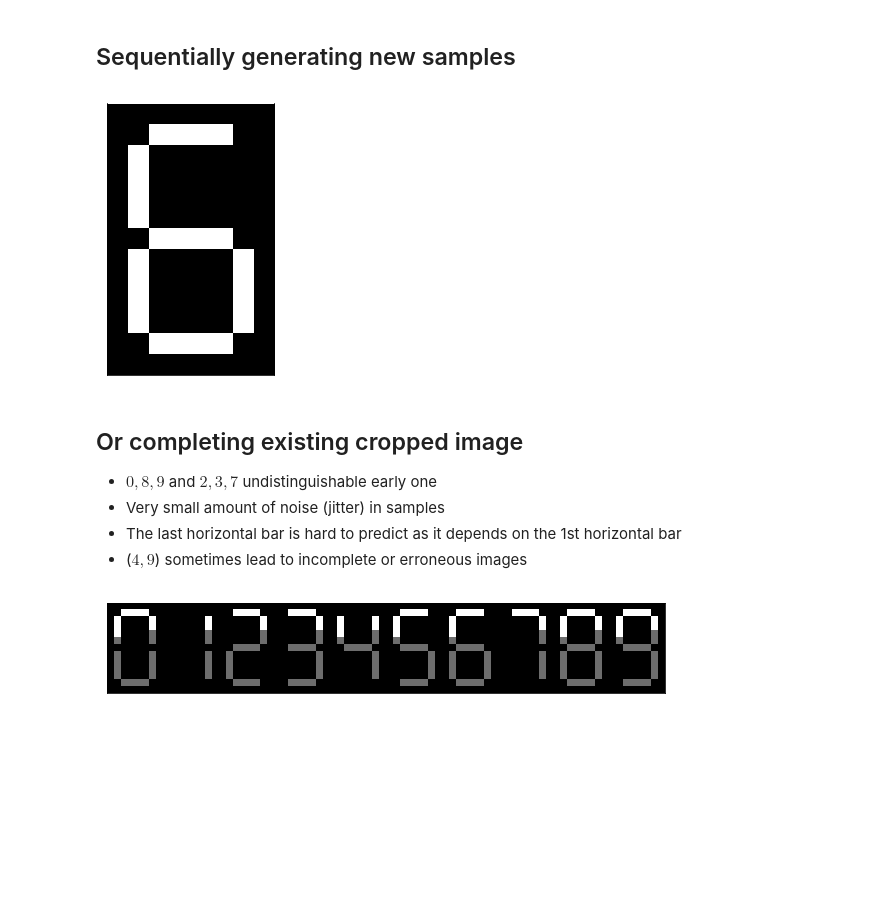
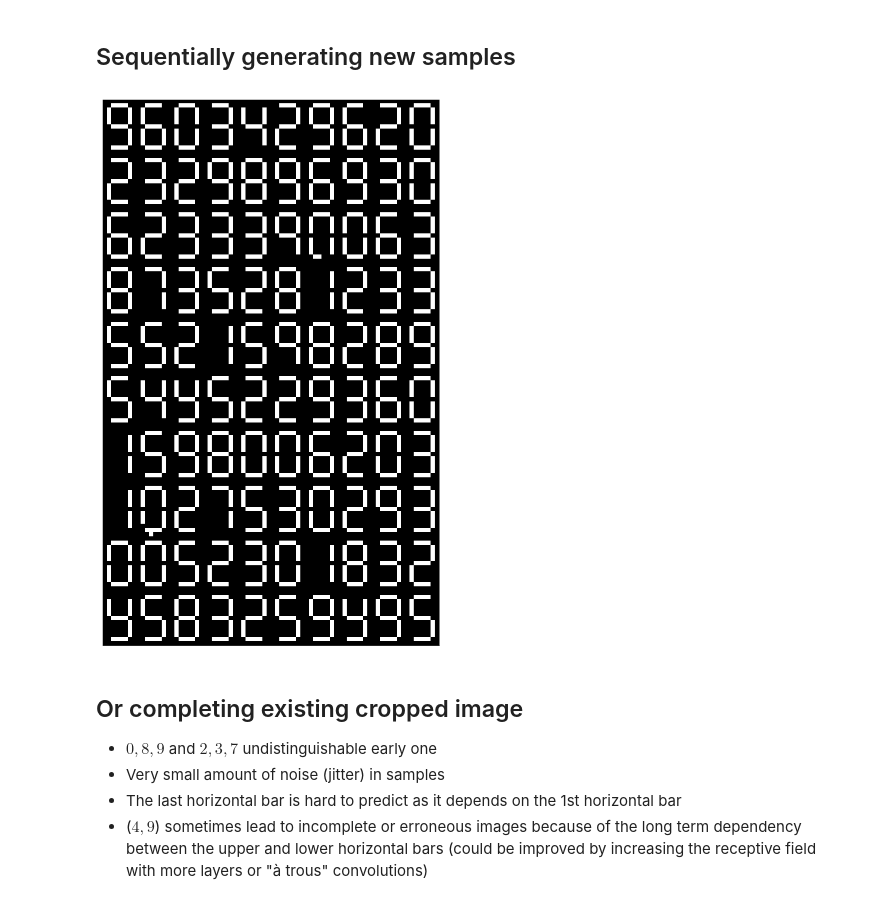
Before and after one commit to pilipolio/learn-pytorch, a Jupyter notebook: 201708_ToyPixelCNN.ipynb, the cells around one changed output. Saved outputs shown, nothing was run; the diff lists cells and outputs as text; code cells hidden in the pictures; blank space fills up the shorter version.

```diff
--- a/201708_ToyPixelCNN.ipynb
+++ b/201708_ToyPixelCNN.ipynb
@@ -52,0 +38,14 @@ show_as_image(causal_mask(5, 5))
+# %%
+def causal_mask(width, height, starting_point):
+    row_grid, col_grid = np.meshgrid(np.arange(width), np.arange(height), indexing='ij')
+    mask = np.logical_or(
+        row_grid < starting_point[0],
+        np.logical_and(row_grid == starting_point[0], col_grid <= starting_point[1]))
+    return mask
+
+def conv_mask(width, height, include_center=False):
+    return 1.0 * causal_mask(width, height, starting_point=(width//2, height//2 + include_center - 1))
+
+show_as_image(conv_mask(5, 5, include_center=True))
+
+show_as_image(conv_mask(5, 5, include_center=False))
@@ -79,12 +83,10 @@ array([[[[  1.,   2.,   3.],
 class MaskedConv2d(nn.Conv2d):
     def __init__(self, mask_type, *args, **kwargs):
         super(MaskedConv2d, self).__init__(*args, **kwargs)
-        assert mask_type in {'A', 'B'}
-        self.register_buffer('mask', self.weight.data.clone())
-        _, _, kH, kW = self.weight.size()
-        self.mask.fill_(1)
-        self.mask[:, :, kH // 2, kW // 2 + (mask_type == 'B'):] = 0
-        self.mask[:, :, kH // 2 + 1:] = 0
+        _, n_channels, width, height = self.weight.size()
+
+        mask = conv_mask(width, height, include_center=mask_type=='B')
+        self.register_buffer('mask', torch.from_numpy(mask).float())
 
     def forward(self, x):
         self.weight.data *= self.mask
@@ -167,8 +169,11 @@ def random_digits(strokes=BASE_STROKES, digit_as_strokes=DIGITS_STROKES, fixed_l
     combined_strokes = strokes[digit_as_strokes[label], :, :].sum(axis=0)
     return combined_strokes, label
 
+def batch_images_to_one(batches_images):
+    n_square_elements = int(np.sqrt(batches_images.shape[0]))
+    rows_images = np.split(np.squeeze(batches_images), n_square_elements)
+    return np.vstack([np.hstack(row_images) for row_images in rows_images])
 
-x, label = random_digits()
-print(label)
-show_as_image(x)
+
+show_as_image(batch_images_to_one(np.stack([random_digits()[0] for _ in range(25)])), figsize=(9, 9))
 # %% [output]
@@ -217,9 +221,9 @@ next(b for b in DataLoader(LcdDigits(128), batch_size=3))
 # %%
 import torch.nn.functional as F
 
-N_EPOCHS = 15
+N_EPOCHS = 25
 BATCH_SIZE = 128
-LR = 0.01
+LR = 0.005
 
 cnn = PixelCNN()
 optimizer = torch.optim.Adam(cnn.parameters(), lr=LR)
@@ -236,6 +240,6 @@ for epoch in range(N_EPOCHS):
         optimizer.step()
 
         if i % 100 == 0:
-            print ('Epoch [%d/%d], Iter [%d/%d] Loss: %.4f'
-                   %(epoch+1, N_EPOCHS, i+1, len(train_dataset)//BATCH_SIZE, loss.data[0]))
+            print ('Epoch [%d/%d], Loss: %.4f'
+                   %(epoch+1, N_EPOCHS, loss.data[0]))
 # %% [output]
@@ -259,42 +265,27 @@ Epoch [15/15], Iter [1/50] Loss: 0.0249
 # %%
 def generate_samples(n_samples, starting_point=(0, 0), starting_image=None):
 
     samples = torch.from_numpy(
         starting_image if starting_image is not None else np.zeros((n_samples * n_samples, 1, IMAGE_WIDTH, IMAGE_HEIGHT))).float()
 
     cnn.train(False)
 
     for i in range(IMAGE_WIDTH):
         for j in range(IMAGE_HEIGHT):
             if i < starting_point[0] or (i == starting_point[0] and j < starting_point[1]):
                 continue
             out = cnn(Variable(samples, volatile=True))
             probs = F.softmax(out[:, :, i, j]).data
             samples[:, :, i, j] = torch.multinomial(probs, 1).float()
     return samples.numpy()
 
-show_as_image(np.squeeze(generate_samples(n_samples=1)))
+show_as_image(batch_images_to_one(generate_samples(n_samples=10)), figsize=(10, 20))
 # %% [output]
-[figure, old version]
+[figure, new version]
 # %% [markdown]
 ## Or completing existing cropped image
 
  * $0, 8, 9$ and $2, 3, 7$ undistinguishable early one
  * Very small amount of noise (jitter) in samples
  * The last horizontal bar is hard to predict as it depends on the 1st horizontal bar
- * ($4, 9$) sometimes lead to incomplete or erroneous images
+ * ($4, 9$) sometimes lead to incomplete or erroneous images because of the long term dependency between the upper and lower horizontal bars (could be improved by increasing the receptive field with more layers or "à trous" convolutions)
-# %%
-starting_point = (4, 3)
-starting_image = random_digits(fixed_label=0)[0]
-
-row_grid, col_grid = np.meshgrid(np.arange(IMAGE_WIDTH), np.arange(IMAGE_HEIGHT), indexing='ij')
-mask = np.logical_or(row_grid < starting_point[0], np.logical_and(row_grid == starting_point[0], col_grid <= starting_point[1]))
-
-digits_list = [random_digits(fixed_label=d)[0] for d in range(10)]
-
-full_digits = np.hstack(digits_list)
-masked_digits = np.hstack([mask * d for d in digits_list])
-
-show_as_image(masked_digits + .75 * full_digits)
-# %% [output]
-[figure, removed]
```
Also changed, not shown: parts of 10 cells of this notebook, 1 other file.
